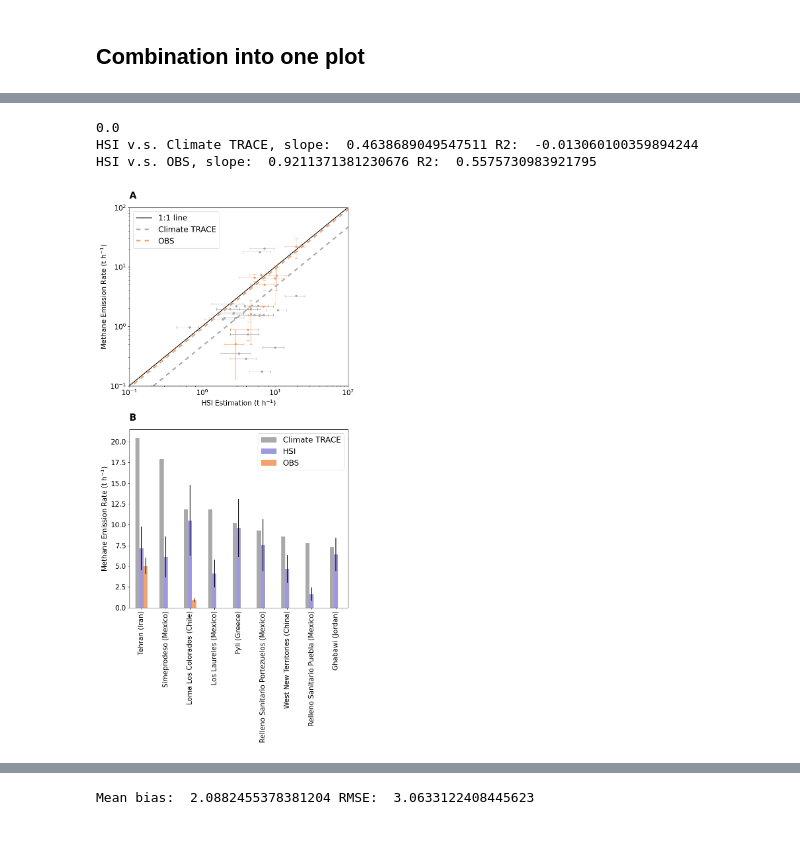
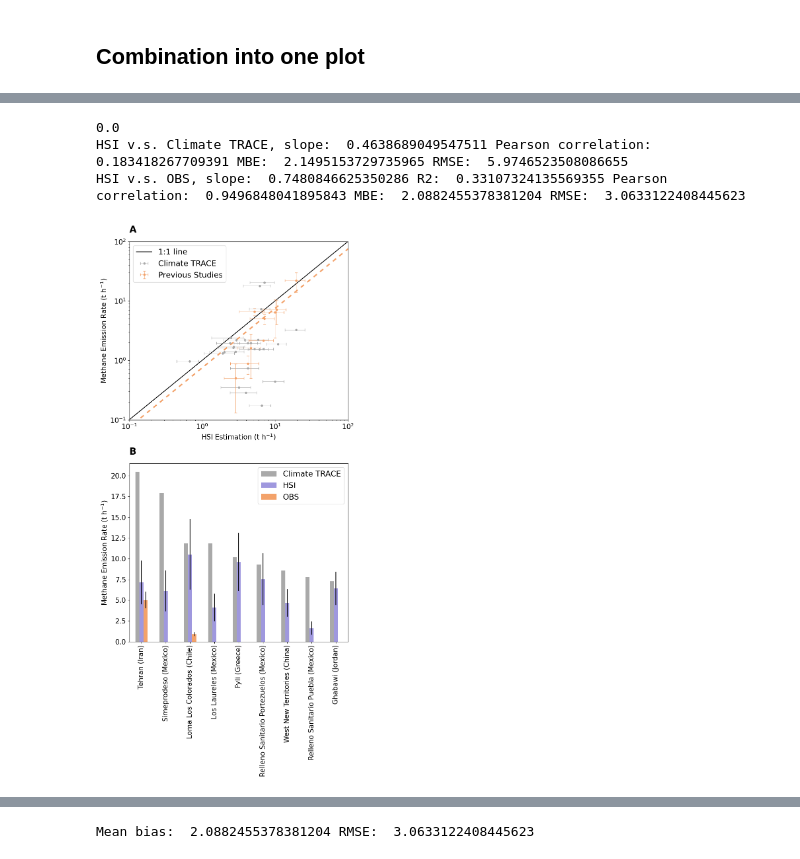
Before and after one commit to zxdawn/Hyper-Landfill, a Jupyter notebook: notebooks/emission_comp_th.ipynb, the cells around one changed output, grey strips where cells are left out. Drawn from its saved outputs; the diff is of its cells as text; code cells hidden in the pictures.

```diff
--- a/notebooks/emission_comp_th.ipynb
+++ b/notebooks/emission_comp_th.ipynb
@@ -879,15 +906,21 @@ x = df_merge_ct['HSI'].values # t/h
 xerr = df_merge_ct['HSI uncertainty (t h$^{-1}$)']
 y = df_merge_ct['Climate TRACE'].values  # t/h
 
-slope, r_squared = fit_line(x, y)
-print('HSI v.s. Climate TRACE, slope: ', slope, 'R2: ', r_squared)
+slope, r_squared = fit_line(x, y, type='OLS')
+# slope, r_squared = fit_line(x, y, sx=xerr, type='ODR')
+from sklearn.metrics import mean_squared_error
+from scipy.stats import pearsonr
+mbe = (x-y).mean()
+rmse = mean_squared_error(x, y, squared=False)
+corr, _ = pearsonr(x, y)
+print('HSI v.s. Climate TRACE, slope: ', slope, 'Pearson correlation: ', corr, 'MBE: ', mbe, 'RMSE: ', rmse)
 
 # l2 = ax.axline(xy1=(0, 0), slope=slope, label=f'y = {slope:.1f}x (R$^2$ = {r_squared:.2f})', c='C0', linestyle='--')
 # l2 = ax.axline(xy1=(0, 0), slope=slope, label='Climate TRACE', c='C0', linestyle='--')
-ax.plot(np.arange(300), slope*np.arange(300), label='Climate TRACE', c='darkgray', linestyle='--', dashes=(3, 3), linewidth=3)
+# ax.plot(np.arange(300), slope*np.arange(300), label='Climate TRACE', c='darkgray', linestyle='--', dashes=(3, 3), linewidth=3)
 
 # ax.scatter(x, y)
-ax.errorbar(x, y, xerr=xerr, c='darkgray', fmt='o', capsize=3, markersize=4, elinewidth=0.6)
+ax.errorbar(x, y, xerr=xerr, c='darkgray', fmt='o', capsize=3, markersize=4, elinewidth=0.6, label='Climate TRACE')
 
 # ---- HSI v.s. OBS ---
 x = df_merge_obs_nonan['emission'].values  # t/h
@@ -900,14 +933,18 @@ yerr = df_merge_obs_nonan['uncertainty_obs'].values  # t/h
 # slope = model.params['x']
 # rsquared = model.rsquared
 
-slope, r_squared = fit_line(x, y, type='RMA')
-print('HSI v.s. OBS, slope: ', slope, 'R2: ', r_squared)
+# slope, r_squared = fit_line(x, y, type='RMA')
+slope, r_squared = fit_line(x, y, sx=xerr, sy=yerr, type='ODR')
+corr, _ = pearsonr(x, y)
+mbe = (x-y).mean()
+rmse = mean_squared_error(x, y, squared=False)
+print('HSI v.s. OBS, slope: ', slope, 'R2: ', r_squared, 'Pearson correlation: ', corr, 'MBE: ', mbe, 'RMSE: ', rmse)
 # l3 = ax.axline(xy1=(0, 0), slope=slope, label=f'y = {slope:.1f}x (R$^2$ = {r_squared:.2f})', c='darkorange', linestyle='--')
 # l3 = ax.axline(xy1=(0, 0), slope=slope, label='OBS', c='darkorange', linestyle='--')
-ax.plot(np.arange(300), slope*np.arange(300), label='OBS', c='#f3a26a', linestyle='--', dashes=(3, 3), linewidth=3)
-ax.errorbar(x, y, xerr=xerr, yerr=yerr, fmt='o', capsize=3, markersize=4, elinewidth=0.6, c='#f3a26a')
+l3 = ax.plot(np.arange(300), slope*np.arange(300), c='#f3a26a', linestyle='--', dashes=(3, 3), linewidth=3)
+ax.errorbar(x, y, xerr=xerr, yerr=yerr, fmt='o', capsize=3, markersize=4, elinewidth=0.6, c='#f3a26a', label='Previous Studies')
 
-# plot scatter
+# # plot scatter
 # def dfScatter(df, ax, xcol='emission', ycol='emission_obs', catcol='type'):
 #     categories = np.unique(df[catcol])
 #     colors = np.linspace(0, 1, len(categories))
@@ -928,33 +965,33 @@ ax.set_xlim(0.1, 100)
 ax.set_ylim(0.1, 100)
 
 # ---- TOP 20 Climate Trace ----
 ax = axs[1]
 
 df_merge_all.plot(ax=ax,
                 x='xname', y=['Climate TRACE', 'HSI', 'OBS'],
                 yerr=[[0]*len(df_merge_all),
                       df_merge_all['HSI uncertainty (t h$^{-1}$)'],
                         df_merge_all['OBS uncertainty'],
                         ],
                 kind="bar",
                 # color=['darkgrey', 'C0', 'darkorange'],
                 color=['darkgray', '#9f98de', '#f3a26a'],
                 rot=90,
                 )
 ax.set_xlabel('')
 ax.set_ylabel('Methane Emission Rate (t h$^{-1}$)')
 ax.set_ylim(ymin=0)
 
 for n, ax in enumerate(axs):
     # plot wind quivers
     ax.text(0, 1.05, string.ascii_uppercase[n],
             transform=ax.transAxes,
             size=20, weight='bold')
 
 fig.tight_layout()
 fig.savefig('../figures/emission_comp.pdf')
 # %% [output]
 0.0
-HSI v.s. Climate TRACE, slope:  0.4638689049547511 R2:  -0.013060100359894244
-HSI v.s. OBS, slope:  0.9211371381230676 R2:  0.5575730983921795
+HSI v.s. Climate TRACE, slope:  0.4638689049547511 Pearson correlation:  0.183418267709391 MBE:  2.1495153729735965 RMSE:  5.9746523508086655
+HSI v.s. OBS, slope:  0.7480846625350286 R2:  0.33107324135569355 Pearson correlation:  0.9496848041895843 MBE:  2.0882455378381204 RMSE:  3.0633122408445623
-[figure, old version]
+[figure, new version]
```
Also changed, not shown: parts of 2 cells of this notebook.
